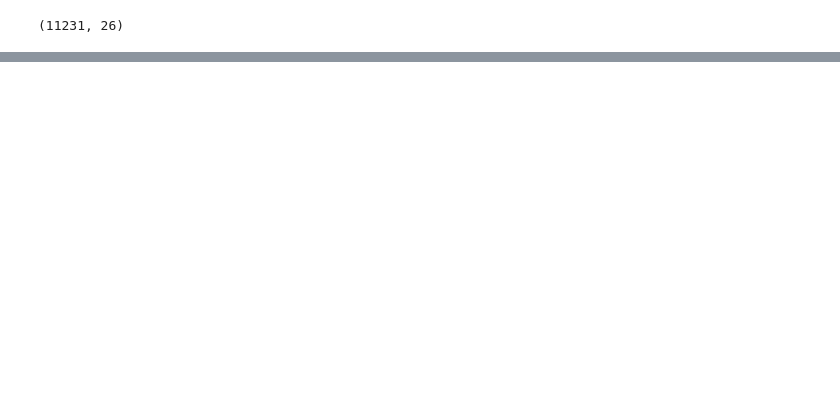
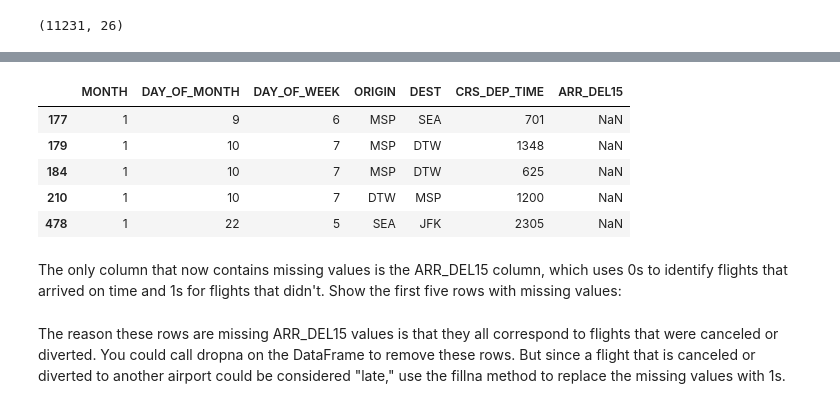
Before and after one commit to AnthonyOluitan/delaypredictionsystem, a Jupyter notebook: On-TimeFlightArrivals.ipynb, the cells around one changed output, grey strips where cells are left out. Cells and saved outputs as stored; diff of their text form; code cells hidden in the pictures; blank space fills up the shorter version.

```diff
--- a/On-TimeFlightArrivals.ipynb
+++ b/On-TimeFlightArrivals.ipynb
@@ -145,0 +143,12 @@ train_x, test_x, train_y, test_y = train_test_split(df.drop('ARR_DEL15', axis=1)
+# %%
+# df_trans.drop('Originated', axis=1).head()
+df_trans[df_trans.isnull().values.any(axis=1)].head()
+# %% [output]
+|  | MONTH | DAY_OF_MONTH | DAY_OF_WEEK | ORIGIN | DEST | CRS_DEP_TIME | ARR_DEL15 |
+| 177 | 1 | 9 | 6 | MSP | SEA | 701 | NaN |
+| 179 | 1 | 10 | 7 | MSP | DTW | 1348 | NaN |
+| 184 | 1 | 10 | 7 | MSP | DTW | 625 | NaN |
+| 210 | 1 | 10 | 7 | DTW | MSP | 1200 | NaN |
+| 478 | 1 | 22 | 5 | SEA | JFK | 2305 | NaN |
+# %% [markdown]
+The only column that now contains missing values is the ARR_DEL15 column, which uses 0s to identify flights that arrived on time and 1s for flights that didn't. Show the first five rows with missing values:
@@ -145,0 +158,2 @@ train_x, test_x, train_y, test_y = train_test_split(df.drop('ARR_DEL15', axis=1)
+# %% [markdown]
+The reason these rows are missing ARR_DEL15 values is that they all correspond to flights that were canceled or diverted. You could call dropna on the DataFrame to remove these rows. But since a flight that is canceled or diverted to another airport could be considered "late," use the fillna method to replace the missing values with 1s.
```
Also changed, not shown: parts of 53 cells of this notebook.
